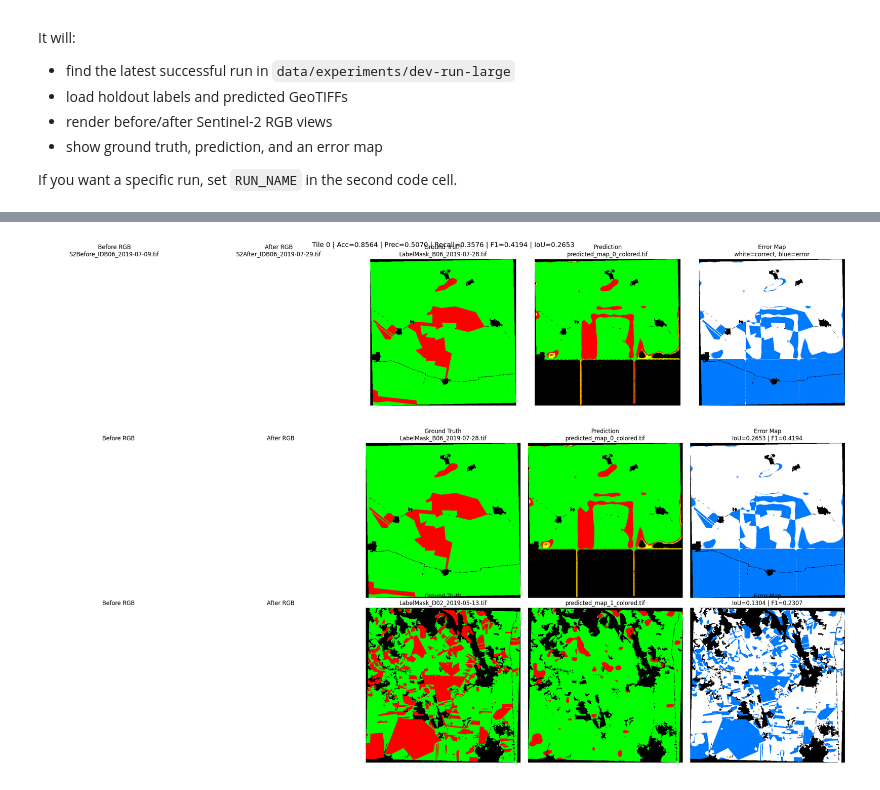
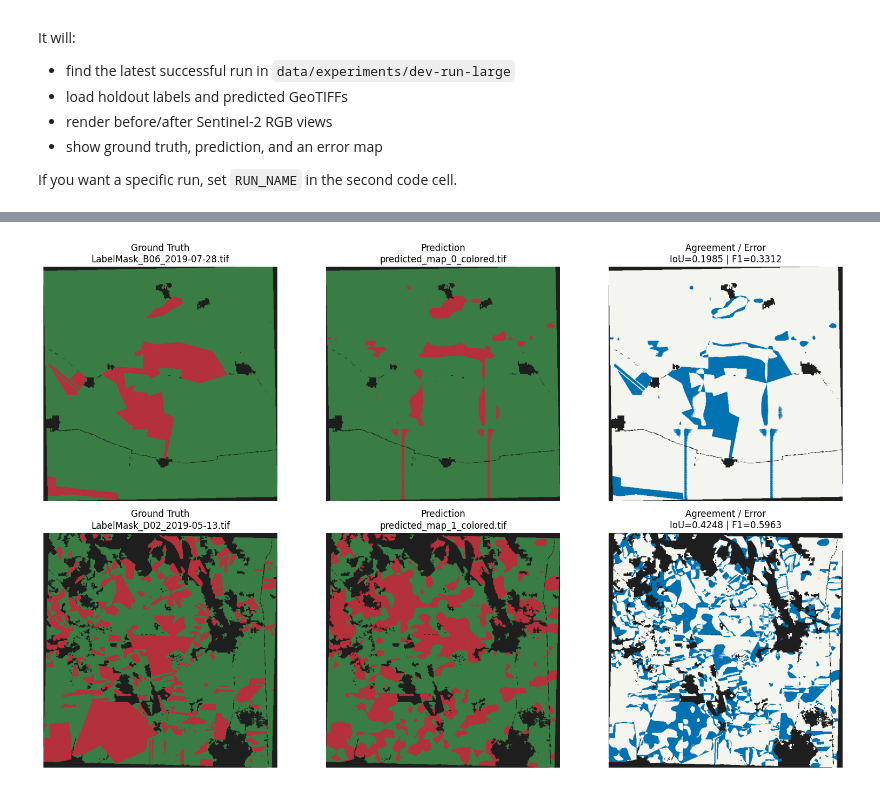
Before and after one commit to JulinaM/DamageMappingTerramind, a Jupyter notebook: damage_mapping/examples/1_holdout_output_demo.ipynb, the cells around one changed output, grey strips where cells are left out. Drawn from its saved outputs; the diff is of its cells as text; code cells hidden in the pictures.

```diff
--- a/damage_mapping/examples/1_holdout_output_demo.ipynb
+++ b/damage_mapping/examples/1_holdout_output_demo.ipynb
@@ -35,8 +74,10 @@ def find_latest_run(runs_dir: Path) -> Path:
     return candidates[-1]
 
 
-# run_dir = Path("/users/PGS0218/julina/projects/geography/damage_mapping_terramind/V2/data/experiments/dev-sweeps-large/terramind_large_search_2026-03-12_153411/13")
-run_dir = RUNS_DIR / RUN_NAME if RUN_NAME else find_latest_run(RUNS_DIR)
+# run_dir = Path("/users/PGS0218/julina/projects/geography/damage_mapping_terramind/V2/data/experiments/dev-sweeps-large/terramind_large_search_2026-03-12_205032/17")
+run_dir = Path("/users/PGS0218/julina/projects/geography/damage_mapping_terramind/V2/data/experiments/dev-sweeps-large/terramind_large_search_2026-03-19_190744/3")
+
+# run_dir = RUNS_DIR / RUN_NAME if RUN_NAME else find_latest_run(RUNS_DIR)
 pred_dir = run_dir / 'geotiffs'
 holdout_before_dir = PROJECT_ROOT / 'data/input/Images_large/Test/Before/S2L2A'
 holdout_after_dir = PROJECT_ROOT / 'data/input/Images_large/Test/After/S2L2A'
@@ -155,68 +171,56 @@ display(metrics_df)
 # %%
-tile_idx = 0
+# tile_idx = 0
 
-before_rgb = read_s2_rgb(before_files[tile_idx])
-after_rgb = read_s2_rgb(after_files[tile_idx])
-label = read_single_band(label_files[tile_idx]).astype(np.uint8)
-prediction = read_single_band(pred_files[tile_idx]).astype(np.uint8)
+# label = read_single_band(label_files[tile_idx]).astype(np.uint8)
+# prediction = read_single_band(pred_files[tile_idx]).astype(np.uint8)
 
-label_rgb = colorize_labels(label, CLASS_COLORS)
-prediction_rgb = colorize_labels(prediction, CLASS_COLORS)
-error_rgb = build_error_map(label, prediction)
+# label_rgb = colorize_labels(label, CLASS_COLORS)
+# prediction_rgb = colorize_labels(prediction, CLASS_COLORS)
+# error_rgb = build_error_map(label, prediction)
 
-row = metrics_df.iloc[tile_idx]
-fig, axes = plt.subplots(1, 5, figsize=(24, 5))
-axes[0].imshow(before_rgb)
-axes[0].set_title(f'Before RGB\n{before_files[tile_idx].name}')
-axes[1].imshow(after_rgb)
-axes[1].set_title(f'After RGB\n{after_files[tile_idx].name}')
-axes[2].imshow(label_rgb)
-axes[2].set_title(f'Ground Truth\n{label_files[tile_idx].name}')
-axes[3].imshow(prediction_rgb)
-axes[3].set_title(f'Prediction\n{pred_files[tile_idx].name}')
-axes[4].imshow(error_rgb)
-axes[4].set_title('Error Map\nwhite=correct, blue=error')
-for ax in axes:
-    ax.axis('off')
-fig.suptitle(
-    f"Tile {tile_idx} | Acc={row.Accuracy:.4f} | Prec={row.Precision:.4f} | Recall={row.Recall:.4f} | F1={row.F1:.4f} | IoU={row.IoU:.4f}",
-    fontsize=14,
-)
-plt.tight_layout()
-plt.show()
+# row = metrics_df.iloc[tile_idx]
+# fig, axes = plt.subplots(1, 3, figsize=(16, 5))
+# axes[0].imshow(label_rgb)
+# axes[0].set_title(f'Ground Truth\n{label_files[tile_idx].name}')
+# axes[1].imshow(prediction_rgb)
+# axes[1].set_title(f'Prediction\n{pred_files[tile_idx].name}')
+# axes[2].imshow(error_rgb)
+# axes[2].set_title('Agreement / Error\nlight=match, blue=error')
+# for ax in axes:
+#     ax.axis('off')
+# fig.suptitle(
+#     f"Tile {tile_idx} | Acc={row.Accuracy:.4f} | Prec={row.Precision:.4f} | Recall={row.Recall:.4f} | F1={row.F1:.4f} | IoU={row.IoU:.4f}",
+#     fontsize=14,
+# )
+# plt.tight_layout()
+# plt.show()
-# %% [output]
-[figure, removed]
 # %%
 n_tiles = len(pred_files)
-fig, axes = plt.subplots(n_tiles, 5, figsize=(24, 5 * n_tiles))
+fig, axes = plt.subplots(n_tiles, 3, figsize=(16, 5 * n_tiles))
 if n_tiles == 1:
     axes = np.expand_dims(axes, axis=0)
 
 for tile_idx in range(n_tiles):
-    before_rgb = read_s2_rgb(before_files[tile_idx])
-    after_rgb = read_s2_rgb(after_files[tile_idx])
     label = read_single_band(label_files[tile_idx]).astype(np.uint8)
     prediction = read_single_band(pred_files[tile_idx]).astype(np.uint8)
     label_rgb = colorize_labels(label, CLASS_COLORS)
     prediction_rgb = colorize_labels(prediction, CLASS_COLORS)
     error_rgb = build_error_map(label, prediction)
     row = metrics_df.iloc[tile_idx]
 
-    panels = [before_rgb, after_rgb, label_rgb, prediction_rgb, error_rgb]
+    panels = [label_rgb, prediction_rgb, error_rgb]
     titles = [
-        'Before RGB',
-        'After RGB',
         f'Ground Truth\n{label_files[tile_idx].name}',
         f'Prediction\n{pred_files[tile_idx].name}',
-        f'Error Map\nIoU={row.IoU:.4f} | F1={row.F1:.4f}',
+        f'Agreement / Error\nIoU={row.IoU:.4f} | F1={row.F1:.4f}',
     ]
 
     for col_idx, (panel, title) in enumerate(zip(panels, titles)):
         axes[tile_idx, col_idx].imshow(panel)
         axes[tile_idx, col_idx].set_title(title)
         axes[tile_idx, col_idx].axis('off')
 
 plt.tight_layout()
 plt.show()
 # %% [output]
-[figure, old version]
+[figure, new version]
```
Also changed, not shown: parts of 5 cells of this notebook.
